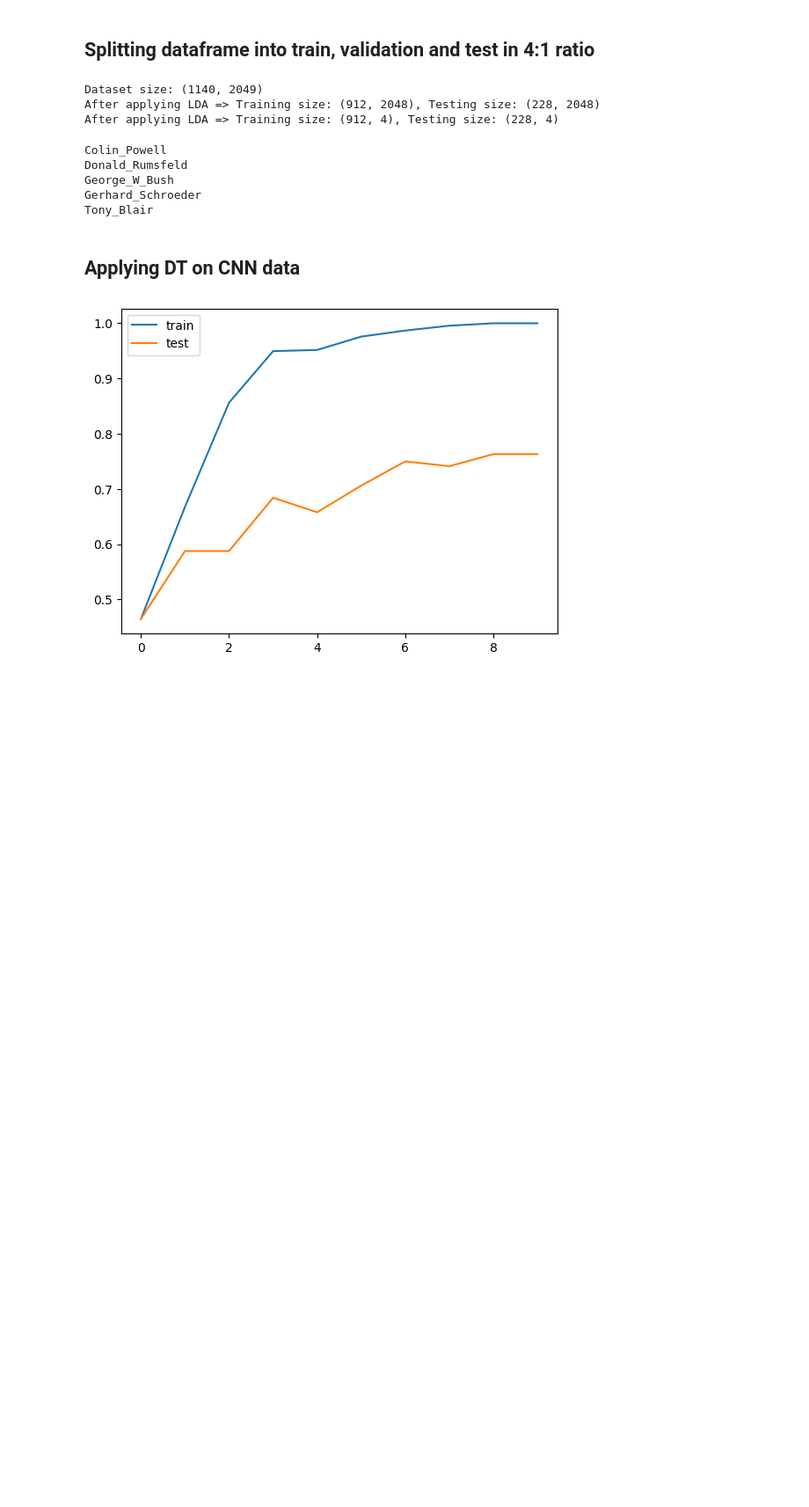
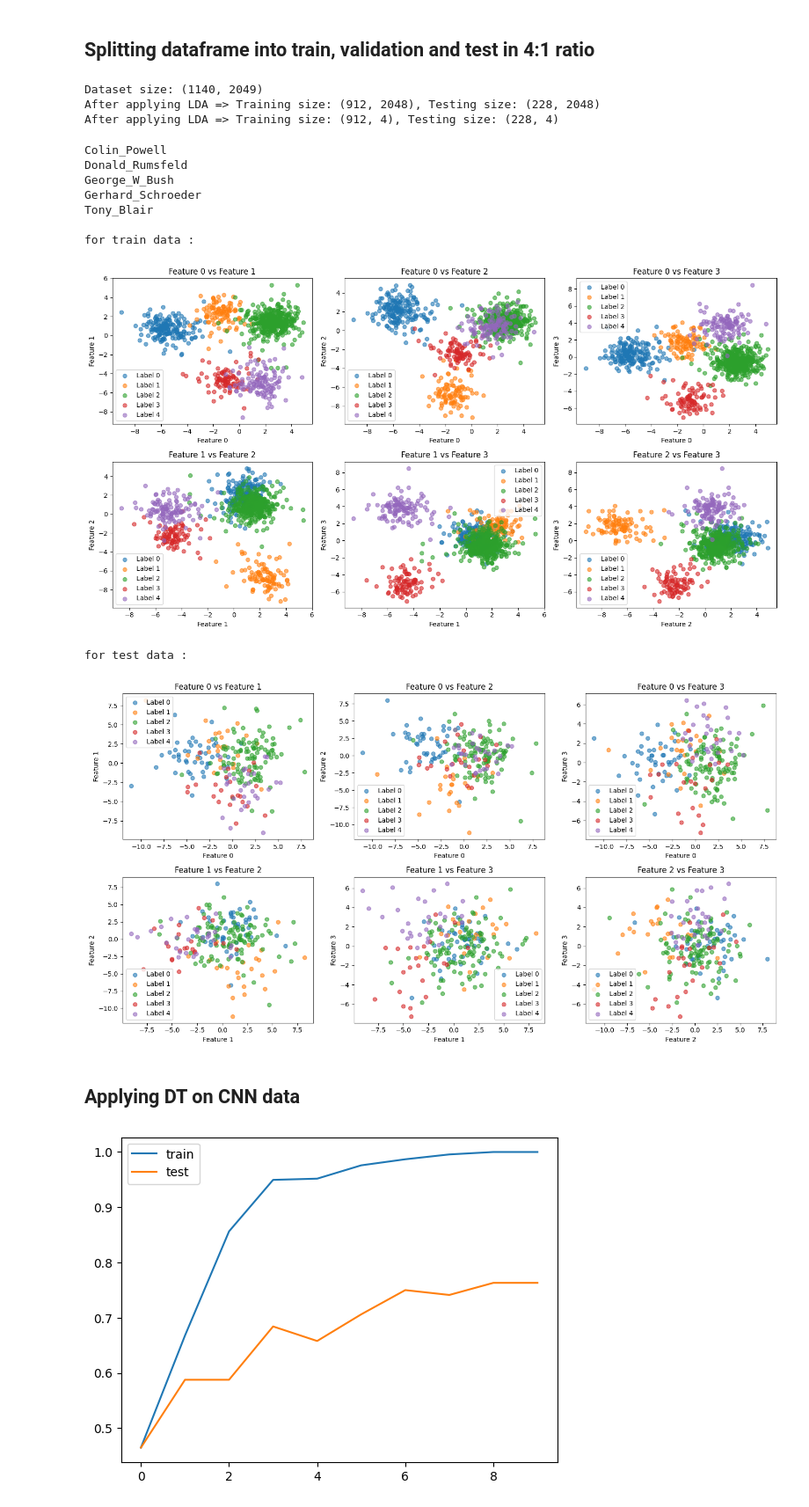
Before and after one commit to AgarwalMayank2/Face_Detection, a Jupyter notebook: applying_ML_algorithms/Decision_Tree_PRMLproj.ipynb, the cells around one changed output. Shown at 88% size. Cells and saved outputs as stored; diff of their text form; code cells hidden in the pictures; blank space fills up the shorter version.

Commit message:
added visualizations

```diff
--- a/applying_ML_algorithms/Decision_Tree_PRMLproj.ipynb
+++ b/applying_ML_algorithms/Decision_Tree_PRMLproj.ipynb
@@ -190,18 +190,67 @@ print(f"After applying LDA => Training size: {X_train_CNN.shape}, Testing size:
 Dataset size: (1140, 2049)
 After applying LDA => Training size: (912, 2048), Testing size: (228, 2048)
 After applying LDA => Training size: (912, 4), Testing size: (228, 4)
-# %%
-
-y_encoded_unique = np.unique(y_encoded)
-for i in label_encoder.inverse_transform(y_encoded_unique):
-    print(i)
-#
-# %% [output]
-Colin_Powell
-Donald_Rumsfeld
-George_W_Bush
-Gerhard_Schroeder
-Tony_Blair
+# %%
+y_encoded_unique = np.unique(y_encoded)
+for i in label_encoder.inverse_transform(y_encoded_unique):
+    print(i)
+# plotting scatter projections on feature dimensions
+
+import matplotlib.pyplot as plt
+import numpy as np
+
+# Example assumption
+# X_test_CNN.shape = (228, 4)
+# y_test_CNN.shape = (228,)
+
+feature_pairs = [
+    (0, 1), (0, 2), (0, 3),
+    (1, 2), (1, 3), (2, 3)
+]
+
+print("\nfor train data :")
+plt.figure(figsize=(15, 8))
+
+for i, (x_idx, y_idx) in enumerate(feature_pairs):
+    plt.subplot(2, 3, i + 1)
+    for label in np.unique(y_train_CNN):
+        mask = y_train_CNN == label
+        plt.scatter(X_train_CNN[mask, x_idx], X_train_CNN[mask, y_idx], label=f'Label {label}', alpha=0.6)
+    plt.xlabel(f'Feature {x_idx}')
+    plt.ylabel(f'Feature {y_idx}')
+    plt.title(f'Feature {x_idx} vs Feature {y_idx}')
+    plt.legend()
+
+plt.tight_layout()
+plt.show()
+
+plt.figure(figsize=(15, 8))
+
+print("\nfor test data :")
+
+for i, (x_idx, y_idx) in enumerate(feature_pairs):
+    plt.subplot(2, 3, i + 1)
+    for label in np.unique(y_test_CNN):
+        mask = y_test_CNN == label
+        plt.scatter(X_test_CNN[mask, x_idx], X_test_CNN[mask, y_idx], label=f'Label {label}', alpha=0.6)
+    plt.xlabel(f'Feature {x_idx}')
+    plt.ylabel(f'Feature {y_idx}')
+    plt.title(f'Feature {x_idx} vs Feature {y_idx}')
+    plt.legend()
+
+plt.tight_layout()
+plt.show()
+# %% [output]
+Colin_Powell
+Donald_Rumsfeld
+George_W_Bush
+Gerhard_Schroeder
+Tony_Blair
+
+for train data :
+[figure, added]
+for test data :
+[figure, added]
 # %% [markdown]
 ## Applying DT on CNN data
 # %%
```
Also changed, not shown: parts of 5 cells of this notebook.
